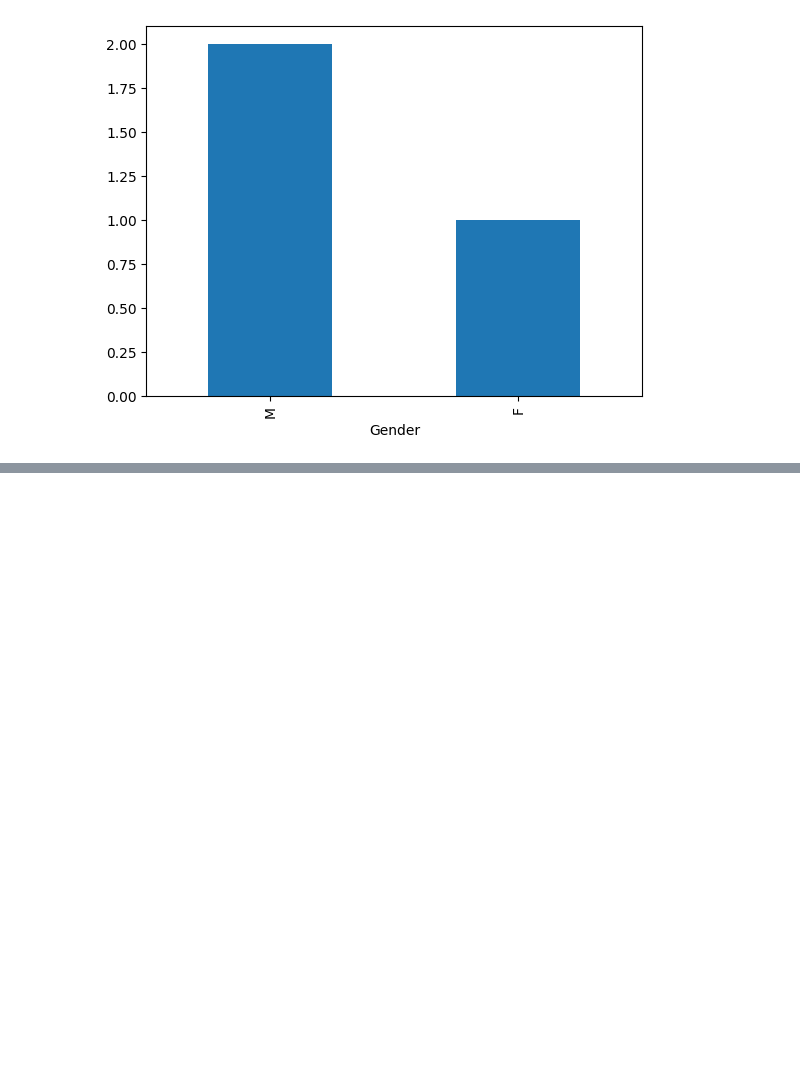
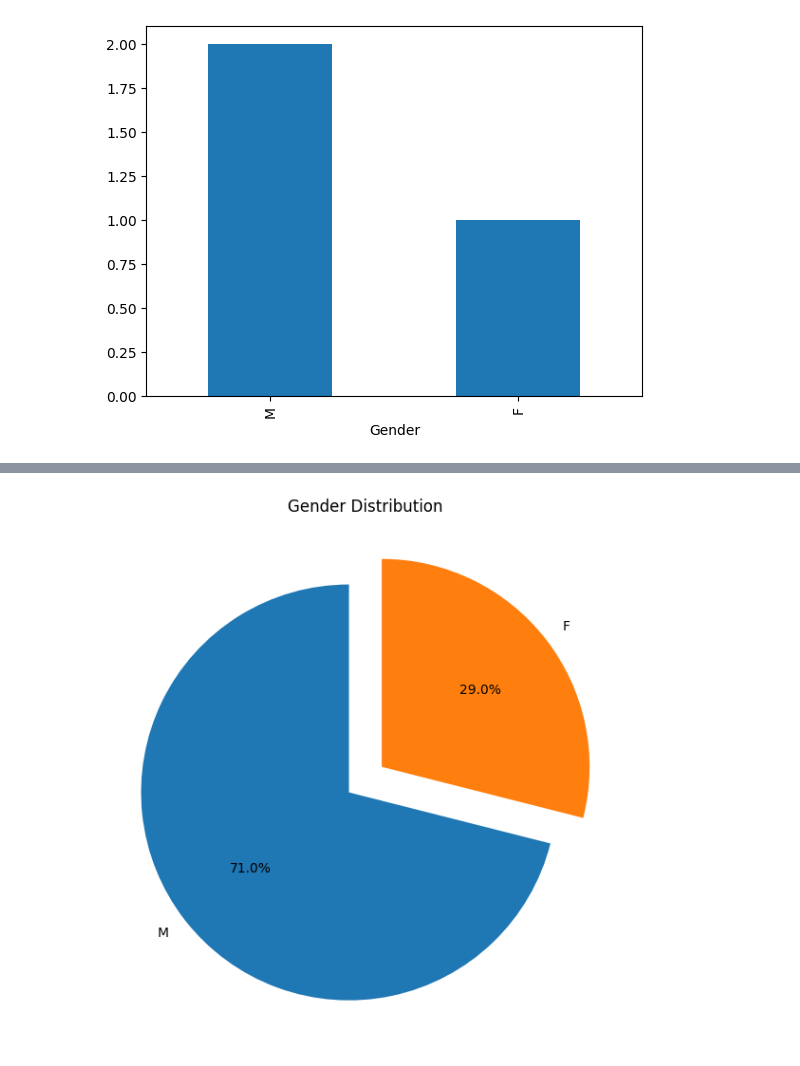
Before and after one commit to Faizaaminu/ML_Assessment, a Jupyter notebook: Pandas/pandas.ipynb, the cells around one changed output, grey strips where cells are left out. Saved outputs shown, nothing was run; the diff lists cells and outputs as text; code cells hidden in the pictures; blank space fills up the shorter version.

```diff
--- a/Pandas/pandas.ipynb
+++ b/Pandas/pandas.ipynb
@@ -314,0 +357,11 @@ plt.show()
+# %%
+gender_counts=users.gender.value_counts()
+# %%
+gender_counts.plot.pie(autopct='%1.1f%%', startangle=90, explode=[0.1, 0.1],
+figsize=(10, 6),
+ylabel='')
+plt.title('Gender Distribution')
+plt.tight_layout()
+plt.show()
+# %% [output]
+[figure, added]
```
Also changed, not shown: parts of 32 cells of this notebook, 2 other files.
